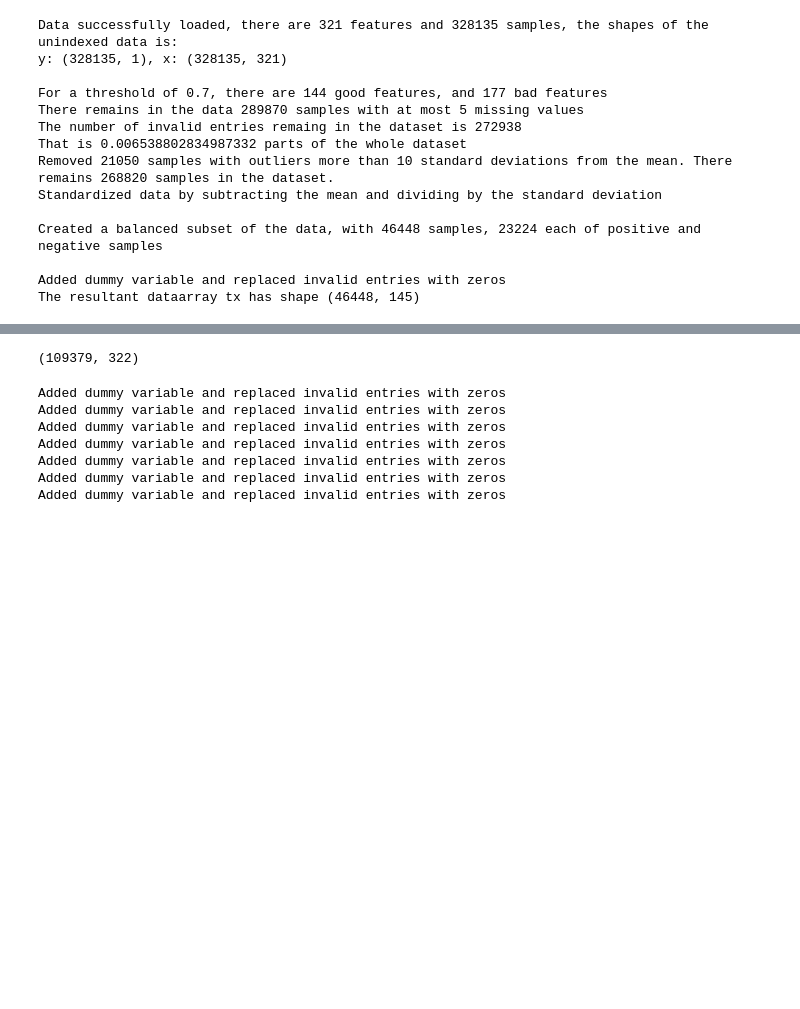
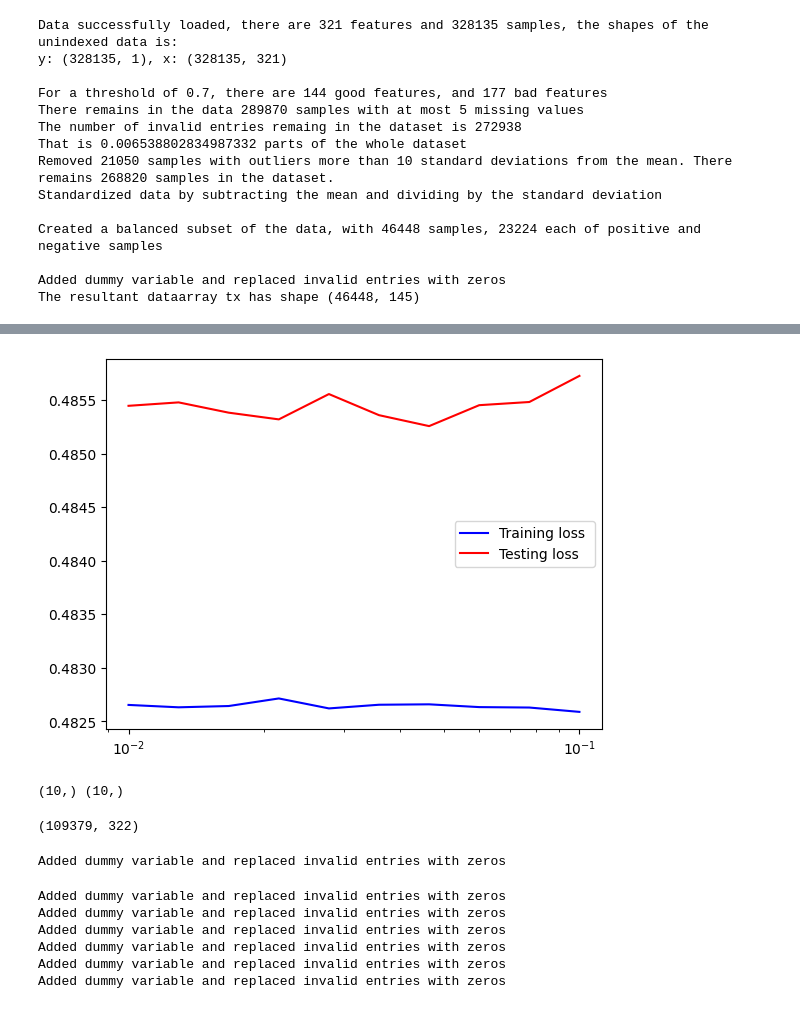
Before and after one commit to epfml/ml-project-1-andermaxjohannes, a Jupyter notebook: MachineLearning.ipynb, the cells around one changed output, grey strips where cells are left out. Drawn from its saved outputs; the diff is of its cells as text; code cells hidden in the pictures; blank space fills up the shorter version.

```diff
--- a/MachineLearning.ipynb
+++ b/MachineLearning.ipynb
@@ -106,3 +124,21 @@ Averaging the parameters, the loss improves from 0.6931471805600634 to 0.6216557
+# %%
+
+plt.plot(lambdas,loss_reg_logistic, label = 'Training loss ', color = 'blue')
+plt.plot(lambdas,test_loss_reg_logistic, label = 'Testing loss', color = 'red')
+plt.xscale('log')
+plt.legend()
+plt.legend()
+plt.show()
+
+#w_reg_logistic, loss_reg_logistic, test_loss_reg_logistic = k_fold_cross_validation(yBalanced,tx,K,initial_w,max_iter,gamma,lambda_, batch_size, regressionFunction=reg_logistic_regression)
+# lambdas = np.logspace(-2,0,20)
+# hwg_train, hwg_test, best_lambda, best_w = determineLambda(y_hwg.flatten(),tx_hwg,np.zeros(tx_hwg.shape[1]),lambdas,max_iter,K,gamma)
+# %% [output]
+[figure, added]
+# %%
+print(np.shape(loss_reg_logistic), test_loss_reg_logistic.shape)
+# %% [output]
+(10,) (10,)
 # %%
 # Loading the test data
 xTest, xIndexedHeader = loadData('./Data/x_test.csv')
@@ -129,12 +165,12 @@ def makePredictions(w,xTest,xHeader,xHeaderFeaturesRemoved, prior=1.0):
     return (np.sign(probabilities-0.5)+1)/2 # Shifting the probs to be negative for negative preds, and vice versa, taking the sign, shifting the preds up to be zero or two, diving by to so the preds are zero or one
 """
 # Making predictions
-dataset = xTest[:,1:] # The dataset used for predictions X or xTest[:,1:]
+dataset = X #xTest[:,1:] # The dataset used for predictions X or xTest[:,1:]
 predictions = dict()
 pred_gd = makePredictions(w_gd_m,dataset,xHeader,xHeaderClean)
 predictions['gd'] = pred_gd
 pred_gd_m = makePredictions(w_gd_m,dataset,xHeader,xHeaderClean)
-predictions['gd_m'] = pre_gd_m
+predictions['gd_m'] = pred_gd_m
 pred_sgd = makePredictions(w_sgd,dataset,xHeader,xHeaderClean)
 predictions['sgd'] = pred_sgd
 pred_sgd_m = makePredictions(w_sgd_m,dataset,xHeader,xHeaderClean)
@@ -149,11 +185,11 @@ predictions['reg_logistic'] = pred_reg_logistic
 #print(np.sum(pred_gd),np.sum(pred_logistic))
 # %% [output]
 Added dummy variable and replaced invalid entries with zeros
-Added dummy variable and replaced invalid entries with zeros
-Added dummy variable and replaced invalid entries with zeros
-Added dummy variable and replaced invalid entries with zeros
-Added dummy variable and replaced invalid entries with zeros
-Added dummy variable and replaced invalid entries with zeros
-Added dummy variable and replaced invalid entries with zeros
+Added dummy variable and replaced invalid entries with zeros
+Added dummy variable and replaced invalid entries with zeros
+Added dummy variable and replaced invalid entries with zeros
+Added dummy variable and replaced invalid entries with zeros
+Added dummy variable and replaced invalid entries with zeros
+Added dummy variable and replaced invalid entries with zeros
 # %%
 f1_scores = dict()
```
Also changed, not shown: parts of 6 cells of this notebook, 3 other files.
